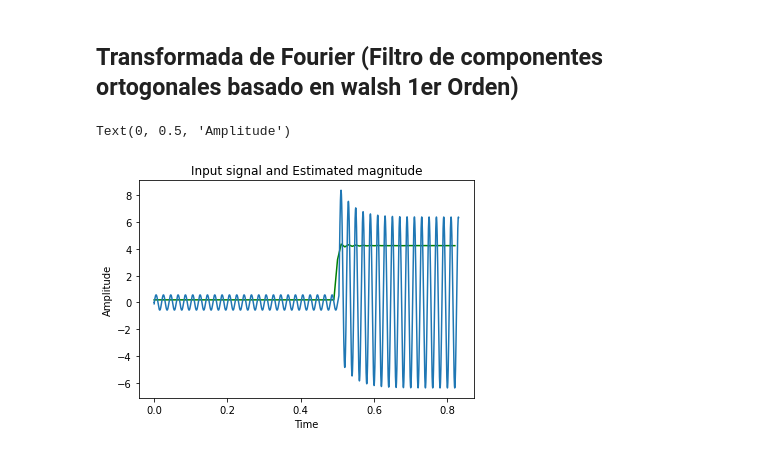
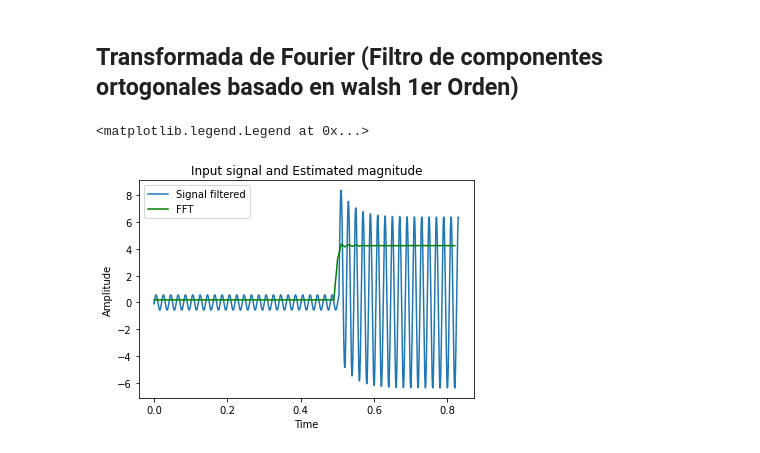
Before and after one commit to andresenrique08/Virtual_Relay_Course, a Jupyter notebook: Pruebitas_notebook.ipynb, the cells around one changed output. Saved outputs shown, nothing was run; the diff lists cells and outputs as text; code cells hidden in the pictures.

```diff
--- a/Pruebitas_notebook.ipynb
+++ b/Pruebitas_notebook.ipynb
@@ -147,36 +150,37 @@ quantizing signal size [-0.115455   0.         0.         0.0577275  0.115455
 # %%
 # time, quantizing_signal: These are the vectors for the digital signal
 fs_cycle = fs/fk
 N=np.int(fs_cycle/2)
 N_tot = np.int(len(quantizing_signal)/N)
 Xc = [0]*N_tot
 Xs = [0]*N_tot
 t = [0]*N_tot
 
 #print(N)
 for i in np.arange(N_tot):
     xi=quantizing_signal[i*N:i*N+N]
     t[i]=time[i*N]
     Xc_sum = 0
     Xs_sum = 0
     for k in np.arange(N):
         Xc_temp=xi[k]*np.cos(2*np.pi*k/N)
         Xc_sum=Xc_sum+Xc_temp
         Xs_temp=xi[k]*np.sin(2*np.pi*k/N)
         Xs_sum=Xs_sum+Xs_temp
 
     Xc[i]= -np.pi/(2*N)*Xc_sum
     Xs[i]= np.pi/(2*N)* Xs_sum
 
 X = np.sqrt(np.power(Xc,2)+np.power(Xs,2))
-plt.plot (t,  X, 'g-');
-plt.plot (time,  IA_Filtered);
+plt.plot (time,  IA_Filtered, label='Signal filtered');
+plt.plot (t,  X, 'g-',label='FFT');
 plt.title("Input signal and Estimated magnitude")
 plt.xlabel("Time")
 plt.ylabel("Amplitude")
+plt.legend()
 # %% [output]
-Text(0, 0.5, 'Amplitude')
+<matplotlib.legend.Legend at 0x...>
-[figure, old version]
+[figure, new version]
 # %%
 import numpy as np
 import matplotlib.pyplot as plt
```
Also changed, not shown: parts of 3 cells of this notebook, 1 other file.
